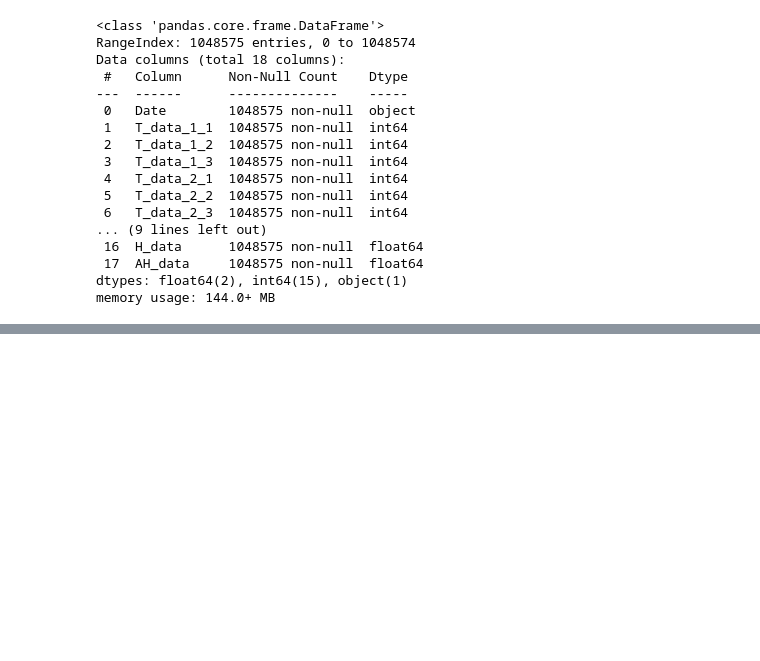
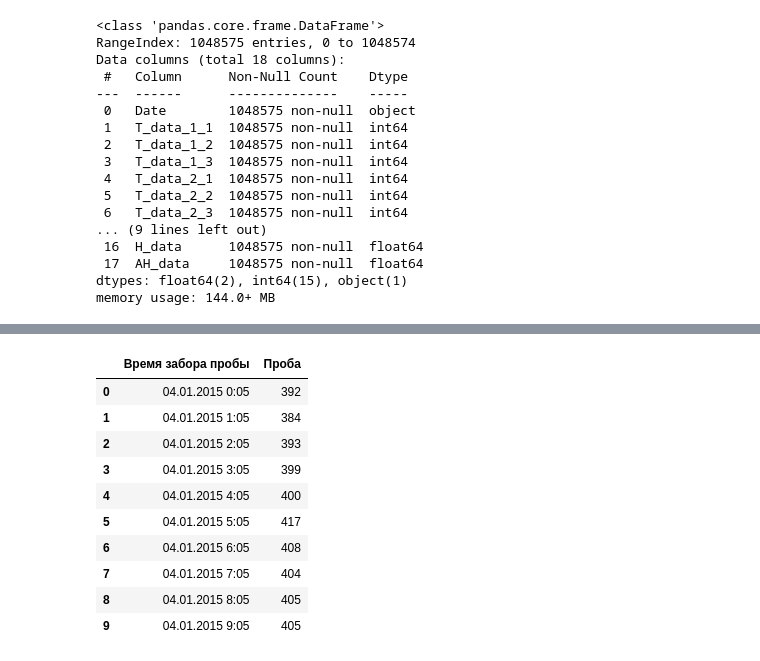
Before and after one commit to kuzmichye/datatech_intern, a Jupyter notebook: model/main.ipynb, the cells around one changed output, grey strips where cells are left out. Drawn from its saved outputs; the diff is of its cells as text; code cells hidden in the pictures; blank space fills up the shorter version.

```diff
--- a/model/main.ipynb
+++ b/model/main.ipynb
@@ -40,0 +229,14 @@ memory usage: 144.0+ MB
+# %%
+y_train.head(10)
+# %% [output]
+|  | Время забора пробы | Проба |
+| 0 | 04.01.2015 0:05 | 392 |
+| 1 | 04.01.2015 1:05 | 384 |
+| 2 | 04.01.2015 2:05 | 393 |
+| 3 | 04.01.2015 3:05 | 399 |
+| 4 | 04.01.2015 4:05 | 400 |
+| 5 | 04.01.2015 5:05 | 417 |
+| 6 | 04.01.2015 6:05 | 408 |
+| 7 | 04.01.2015 7:05 | 404 |
+| 8 | 04.01.2015 8:05 | 405 |
+| 9 | 04.01.2015 9:05 | 405 |
```
Also changed, not shown: parts of 36 cells of this notebook, 4 other files.
